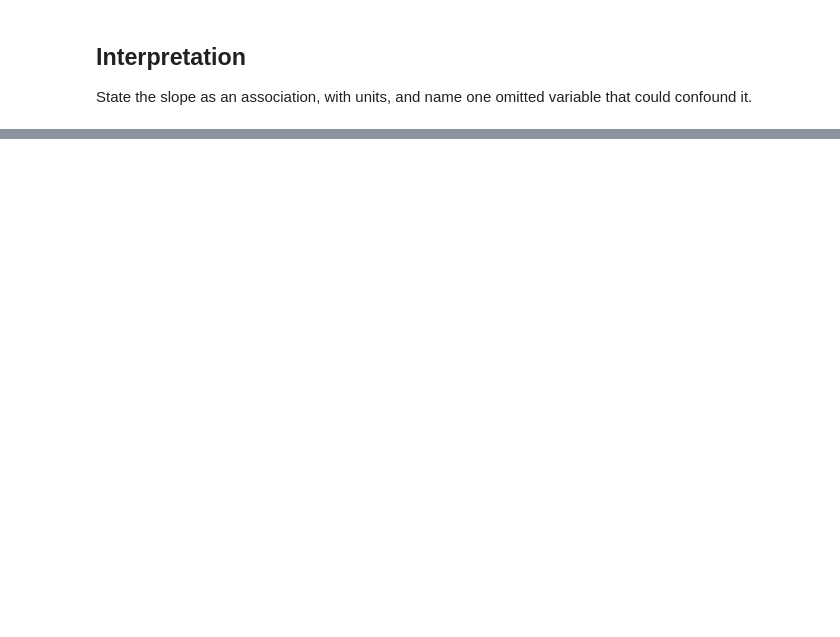
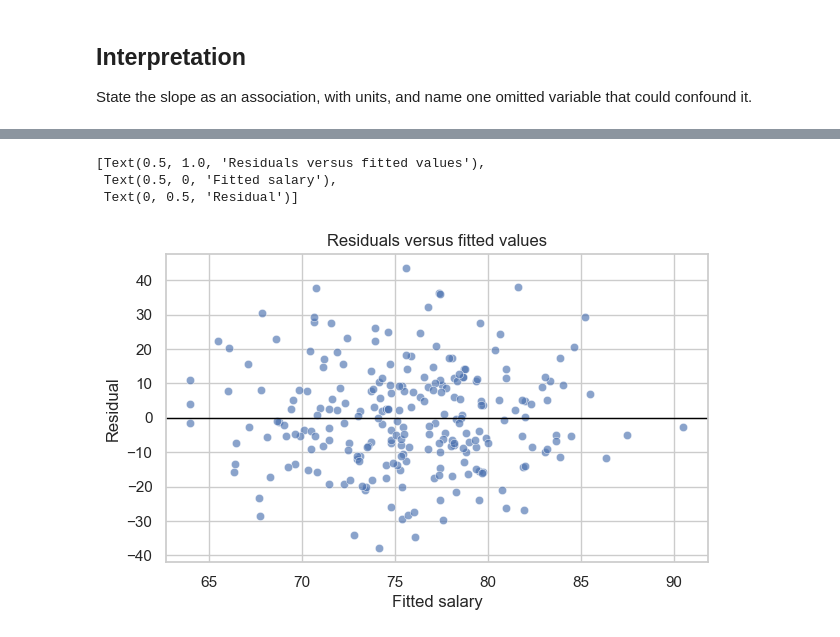
Before and after one commit to munguntuya07-oss/coding2-debug-12-simple-linear-regression, a Jupyter notebook: analysis.ipynb, the cells around one changed output, grey strips where cells are left out. Cells and saved outputs as stored; diff of their text form; code cells hidden in the pictures; blank space fills up the shorter version.

```diff
--- a/analysis.ipynb
+++ b/analysis.ipynb
@@ -63,0 +132,3 @@ State the slope as an association, with units, and name one omitted variable tha
+# %%
+model = smf.ols("salary_k_eur ~ training_hours", data=df).fit()
+print(model.summary())
@@ -63,0 +158,11 @@ State the slope as an association, with units, and name one omitted variable tha
+# %%
+# Then proceed with your plotting code
+fig, ax = plt.subplots(figsize=(7, 4))
+sns.scatterplot(data=diagnostics, x="fitted", y="residual", alpha=0.65, ax=ax)
+ax.axhline(0, color="black", linewidth=1)
+ax.set(title="Residuals versus fitted values", xlabel="Fitted salary", ylabel="Residual")
+# %% [output]
+[Text(0.5, 1.0, 'Residuals versus fitted values'),
+ Text(0.5, 0, 'Fitted salary'),
+ Text(0, 0.5, 'Residual')]
+[figure, added]
```
Also changed, not shown: parts of 13 cells of this notebook.
